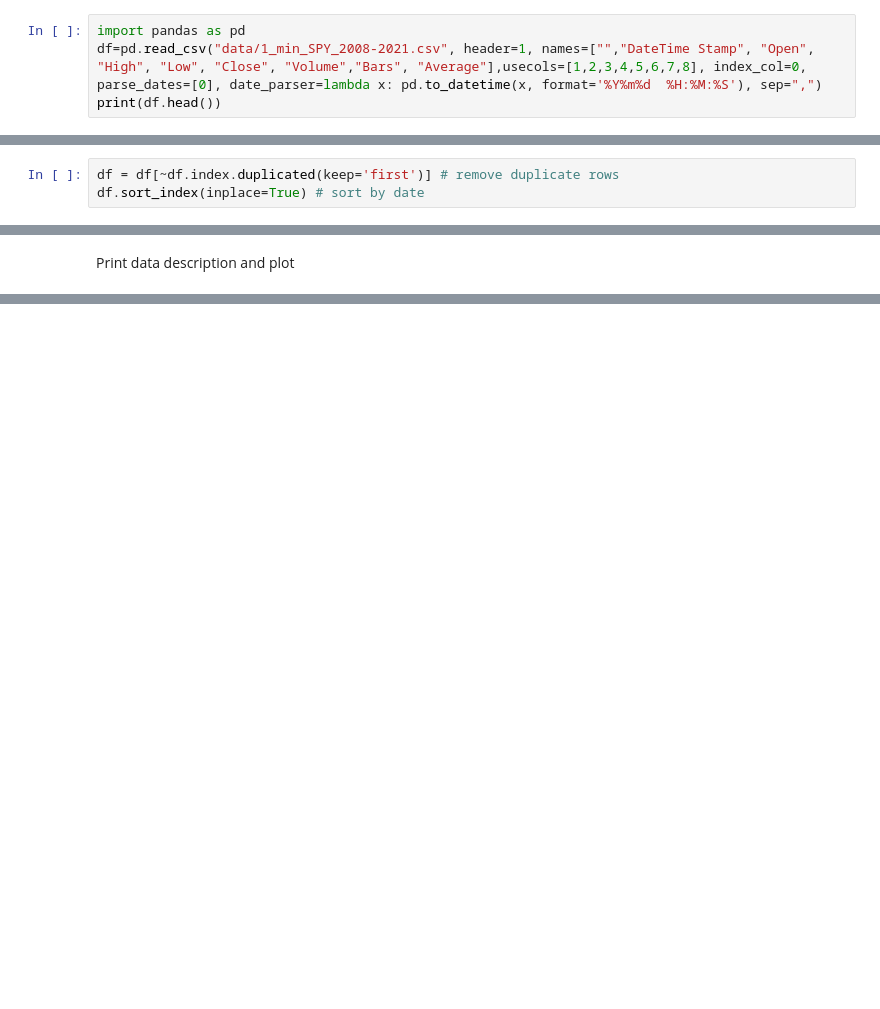
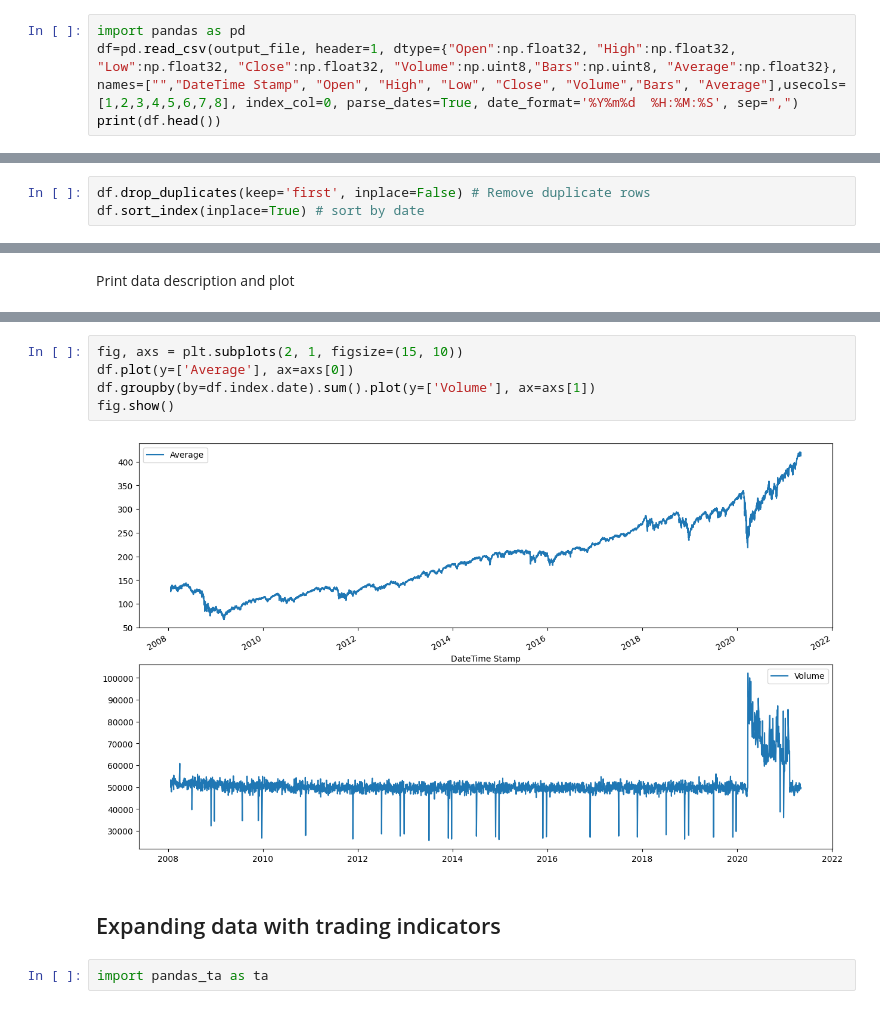
Before and after one commit to lorenzovecchietti/FinanceAI, a Jupyter notebook: Financial_Markets_Prediction_with_Deep_Learning.ipynb, the cells around one changed output, grey strips where cells are left out. Saved outputs shown, nothing was run; the diff lists cells and outputs as text; blank space fills up the shorter version.

Commit message:
FIX: data reconstruction, plots and technical analysys

```diff
--- a/Financial_Markets_Prediction_with_Deep_Learning.ipynb
+++ b/Financial_Markets_Prediction_with_Deep_Learning.ipynb
@@ -33,6 +52,6 @@ concatenate_text_files(folder_path, output_file)
 ## Data Preparation
 # %%
 import pandas as pd
-df=pd.read_csv("data/1_min_SPY_2008-2021.csv", header=1, names=["","DateTime Stamp", "Open", "High", "Low", "Close", "Volume","Bars", "Average"],usecols=[1,2,3,4,5,6,7,8], index_col=0, parse_dates=[0], date_parser=lambda x: pd.to_datetime(x, format='%Y%m%d  %H:%M:%S'), sep=",")
+df=pd.read_csv(output_file, header=1, dtype={"Open":np.float32, "High":np.float32, "Low":np.float32, "Close":np.float32, "Volume":np.uint8,"Bars":np.uint8, "Average":np.float32}, names=["","DateTime Stamp", "Open", "High", "Low", "Close", "Volume","Bars", "Average"],usecols=[1,2,3,4,5,6,7,8], index_col=0, parse_dates=True, date_format='%Y%m%d  %H:%M:%S', sep=",")
 print(df.head())
 # %% [output]
@@ -46,7 +73,7 @@ DateTime Stamp
 # %% [markdown]
 # Clean Data
 # %%
-df = df[~df.index.duplicated(keep='first')] # remove duplicate rows
+df.drop_duplicates(keep='first', inplace=False) # Remove duplicate rows
 df.sort_index(inplace=True) # sort by date
 # %% [markdown]
 ## Check data
@@ -105,0 +98,11 @@ df.plot(y=['Bars'])
+# %%
+fig, axs = plt.subplots(2, 1, figsize=(15, 10))
+df.plot(y=['Average'], ax=axs[0])
+df.groupby(by=df.index.date).sum().plot(y=['Volume'], ax=axs[1])
+fig.show()
+# %% [output]
+[figure, added]
+# %% [markdown]
+## Expanding data with trading indicators
+# %%
+import pandas_ta as ta
```
Also changed, not shown: parts of 10 cells of this notebook.
